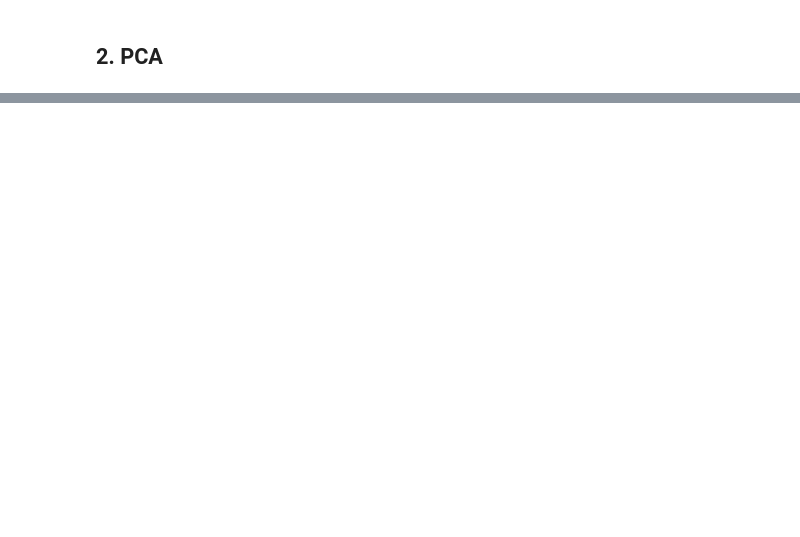
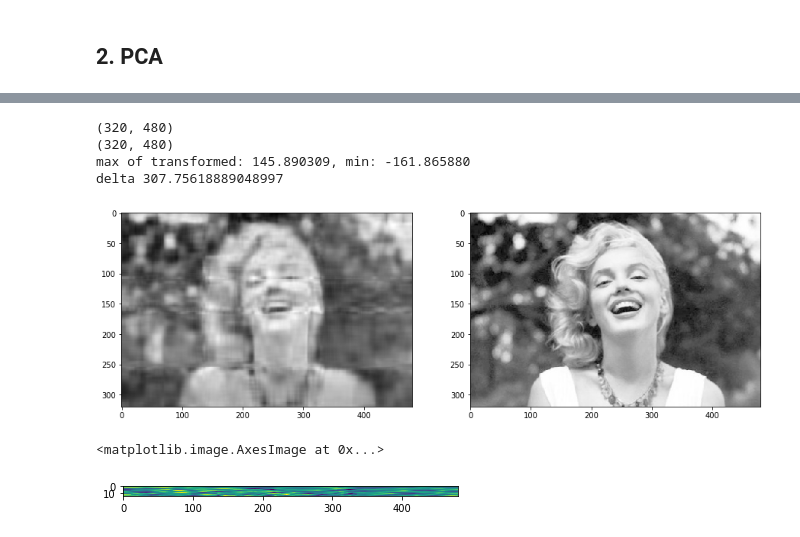
Before and after one commit to miptmlschool/mlschl, a Jupyter notebook: source/pca/PCA.ipynb, the cells around one changed output, grey strips where cells are left out. Drawn from its saved outputs; the diff is of its cells as text; code cells hidden in the pictures; blank space fills up the shorter version.

```diff
--- a/source/pca/PCA.ipynb
+++ b/source/pca/PCA.ipynb
@@ -149,0 +152,36 @@ sqrt ratios
+# %%
+def pca(X,num_components):
+    X=np.array([l-np.mean(l) for l in X]) # Вычитаем среднее
+    U,s,V=np.linalg.svd(X)                # Находим собственные вектора
+    eps=np.sort(s)[-num_components]       # пороговое собственное значение (служебная строчка)
+    E = np.array([vec for val,vec in zip(s,V)
+                  if val>eps])            # берем только важные вектора   (с большими собственными значениями)
+    X_=np.dot(E,X.T).T                    # Преобразуем данные
+    return X_,E
+# %%
+X  = np.mean(imgs[1],axis=2)
+print(X.shape)
+
+T,E = pca(X,15)
+reconstr = np.dot(T,E)
+print(reconstr.shape)
+plt.figure(figsize=(15,8))
+plt.subplot(121)
+plt.imshow(reconstr,cmap='gray')
+plt.subplot(122)
+plt.imshow(X,cmap='gray')
+
+print('max of transformed: %f, min: %f'%(max(reconstr.flatten()),min(reconstr.flatten())))
+print('delta',(max(reconstr.flatten())-min(reconstr.flatten())))
+# %% [output]
+(320, 480)
+(320, 480)
+max of transformed: 145.890309, min: -161.865880
+delta 307.75618889048997
+[figure, added]
+# %%
+
+plt.imshow(E)
+# %% [output]
+<matplotlib.image.AxesImage at 0x...>
+[figure, added]
```
Also changed, not shown: parts of 10 cells of this notebook, 10 other files.
